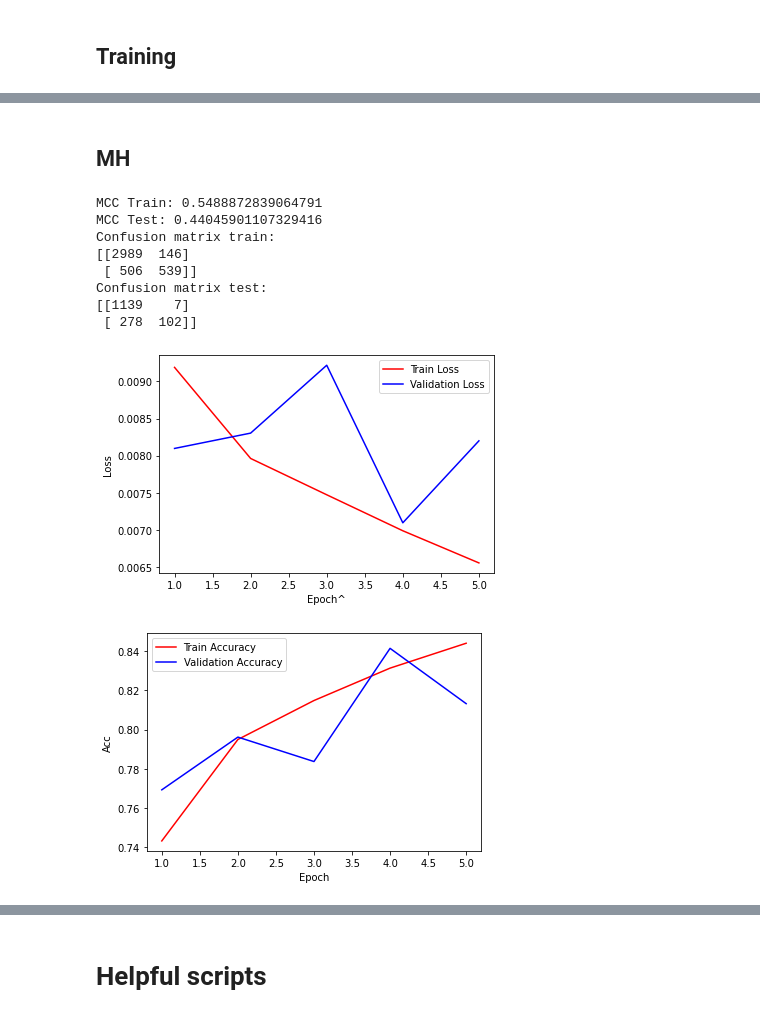
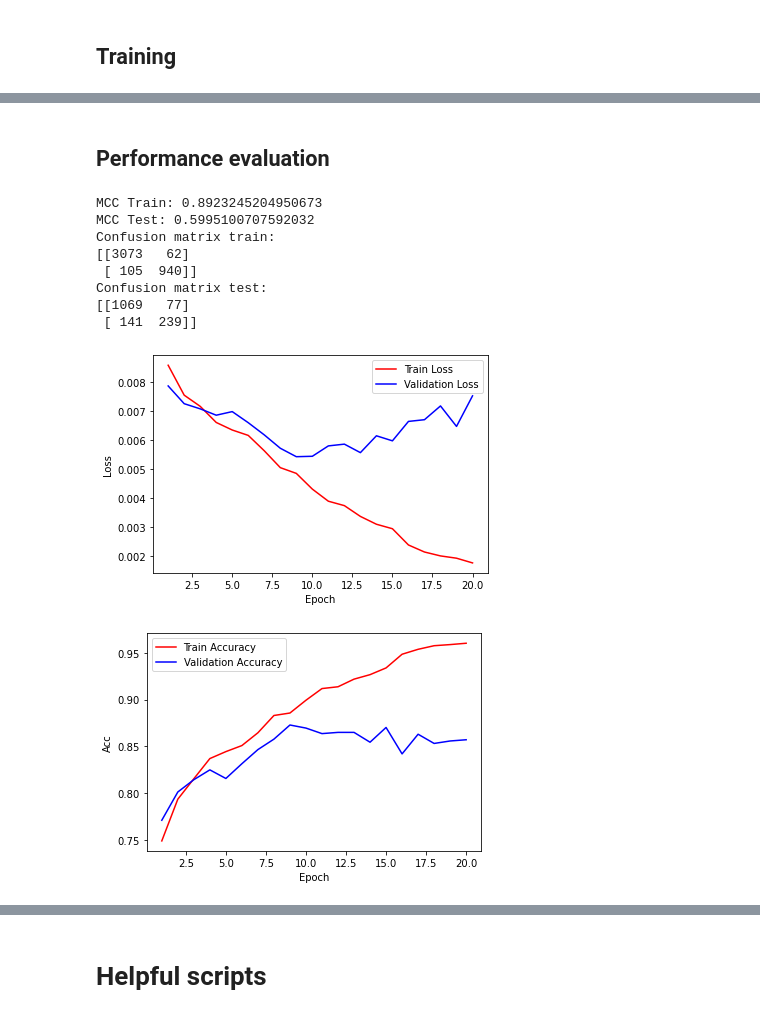
Before and after one commit to HenriettaHolze/TCR-pMHC-prediction, a Jupyter notebook: 001.vanilla_model/vanilla_network.ipynb, the cells around one changed output, grey strips where cells are left out. Drawn from its saved outputs; the diff is of its cells as text; code cells hidden in the pictures.

```diff
--- a/001.vanilla_model/vanilla_network.ipynb
+++ b/001.vanilla_model/vanilla_network.ipynb
@@ -82,14 +90,16 @@ Using device (CPU/GPU): cpu
 # %%
 # Hyperparameters
-input_size = 420
+# input_size = 420
+_, input_size, n_features = X_train.shape
 num_classes = 1
-learning_rate = 0.01
+# learning_rate = 0.01
+learning_rate = 0.001
 
 class Net(nn.Module):
     def __init__(self,  num_classes):
         super(Net, self).__init__()
-        self.bn0 = nn.BatchNorm1d(54)
-        self.conv1 = nn.Conv1d(in_channels=54, out_channels=100, kernel_size=3, stride=2, padding=1)
+        self.bn0 = nn.BatchNorm1d(n_features)
+        self.conv1 = nn.Conv1d(in_channels=n_features, out_channels=100, kernel_size=3, stride=2, padding=1)
         torch.nn.init.kaiming_uniform_(self.conv1.weight)
         self.pool = nn.MaxPool1d(kernel_size=2, stride=2)
         self.conv1_bn = nn.BatchNorm1d(100)
@@ -106,7 +116,6 @@ class Net(nn.Module):
         self.drop = nn.Dropout(p = 0.1)
         self.fc1 = nn.Linear(26*2, num_classes)
         torch.nn.init.xavier_uniform_(self.fc1.weight)
-        self.softmax = nn.Softmax(dim=1)
         ########
 
 
@@ -133,7 +142,7 @@ class Net(nn.Module):
         x, (h, c) = self.rnn(x)
         cat = torch.cat((h[-2, :, :], h[-1, :, :]), dim=1)
         cat = self.drop(cat)
-        x = self.fc1(cat)
+        x = torch.sigmoid(self.fc1(x))
         ########
 
         return x
@@ -143,7 +152,11 @@ net = Net(num_classes=num_classes).to(device)
 
 # Loss and optimizer
 criterion = nn.BCELoss()
-optimizer = optim.SGD(net.parameters(), lr=learning_rate)
+# optimizer = optim.SGD(net.parameters(), lr=learning_rate)
+optimizer = optim.Adam(net.parameters(), lr=learning_rate,
+    weight_decay=0.0005,
+    amsgrad=True
+)
 # %% [markdown]
 ## Training
 # %%
@@ -212,42 +253,39 @@ RuntimeError: Assertion `x >= 0. && x <= 1.' failed. input value should be betwe
-# %% [markdown]
-## MH
+# %% [markdown]
+## Performance evaluation
 # %%
-###############################
-###        PERFORMANCE      ###
-###############################
+epoch = np.arange(1, len(train_acc) + 1)
+plt.figure()
+plt.plot(epoch, losses, "r", epoch, val_losses, "b")
+plt.legend(["Train Loss", "Validation Loss"])
+plt.xlabel("Epoch"), plt.ylabel("Loss")
 
-epoch = np.arange(1,len(train_acc)+1)
+epoch = np.arange(1, len(train_acc) + 1)
 plt.figure()
-plt.plot(epoch, losses, 'r', epoch, val_losses, 'b')
-plt.legend(['Train Loss','Validation Loss'])
-plt.xlabel('Epoch^'), plt.ylabel('Loss')
+plt.plot(epoch, train_acc, "r", epoch, valid_acc, "b")
+plt.legend(["Train Accuracy", "Validation Accuracy"])
+plt.xlabel("Epoch"), plt.ylabel("Acc")
 
-epoch = np.arange(1,len(train_acc)+1)
-plt.figure()
-plt.plot(epoch, train_acc, 'r', epoch, valid_acc, 'b')
-plt.legend(['Train Accuracy','Validation Accuracy'])
-plt.xlabel('Epoch'), plt.ylabel('Acc')
-
-#print("Train accuracy:", train_acc, sep = "\n")
-#print("Validation accuracy:", valid_acc, sep = "\n")
+# print("Train accuracy:", train_acc, sep = "\n")
+# print("Validation accuracy:", valid_acc, sep = "\n")
 
 from sklearn.metrics import matthews_corrcoef
+
 print("MCC Train:", matthews_corrcoef(train_targs, train_preds))
 print("MCC Test:", matthews_corrcoef(val_targs, val_preds))
 
-print("Confusion matrix train:", confusion_matrix(train_targs, train_preds), sep = "\n")
-print("Confusion matrix test:", confusion_matrix(val_targs, val_preds), sep = "\n")
+print("Confusion matrix train:", confusion_matrix(train_targs, train_preds), sep="\n")
+print("Confusion matrix test:", confusion_matrix(val_targs, val_preds), sep="\n")
 # %% [output]
-MCC Train: 0.5488872839064791
-MCC Test: 0.44045901107329416
+MCC Train: 0.8923245204950673
+MCC Test: 0.5995100707592032
 Confusion matrix train:
-[[2989  146]
- [ 506  539]]
+[[3073   62]
+ [ 105  940]]
 Confusion matrix test:
-[[1139    7]
- [ 278  102]]
+[[1069   77]
+ [ 141  239]]
-[figure, old version]
+[figure, new version]
-[figure, old version]
+[figure, new version]
 # %%
 def plot_roc(targets, predictions):
     # ROC
```
Also changed, not shown: parts of 9 cells of this notebook.
